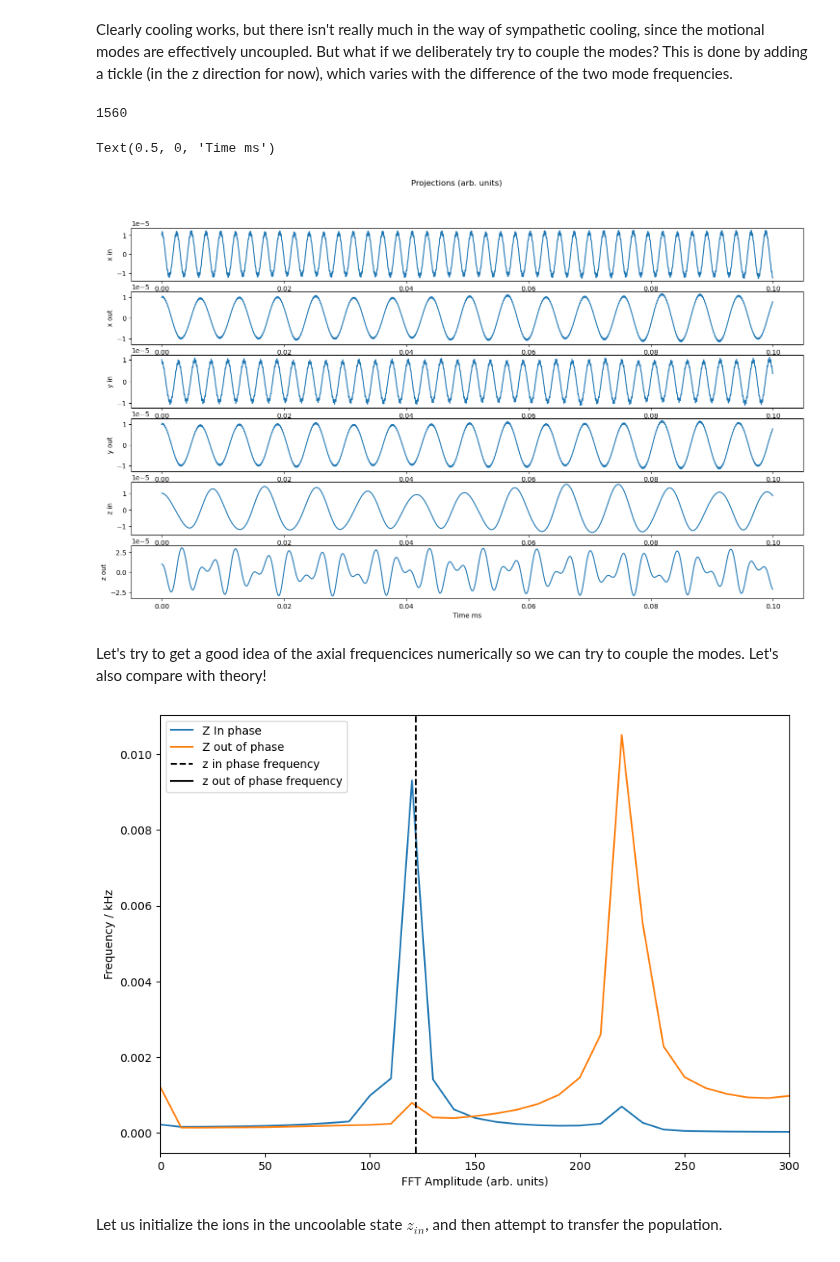
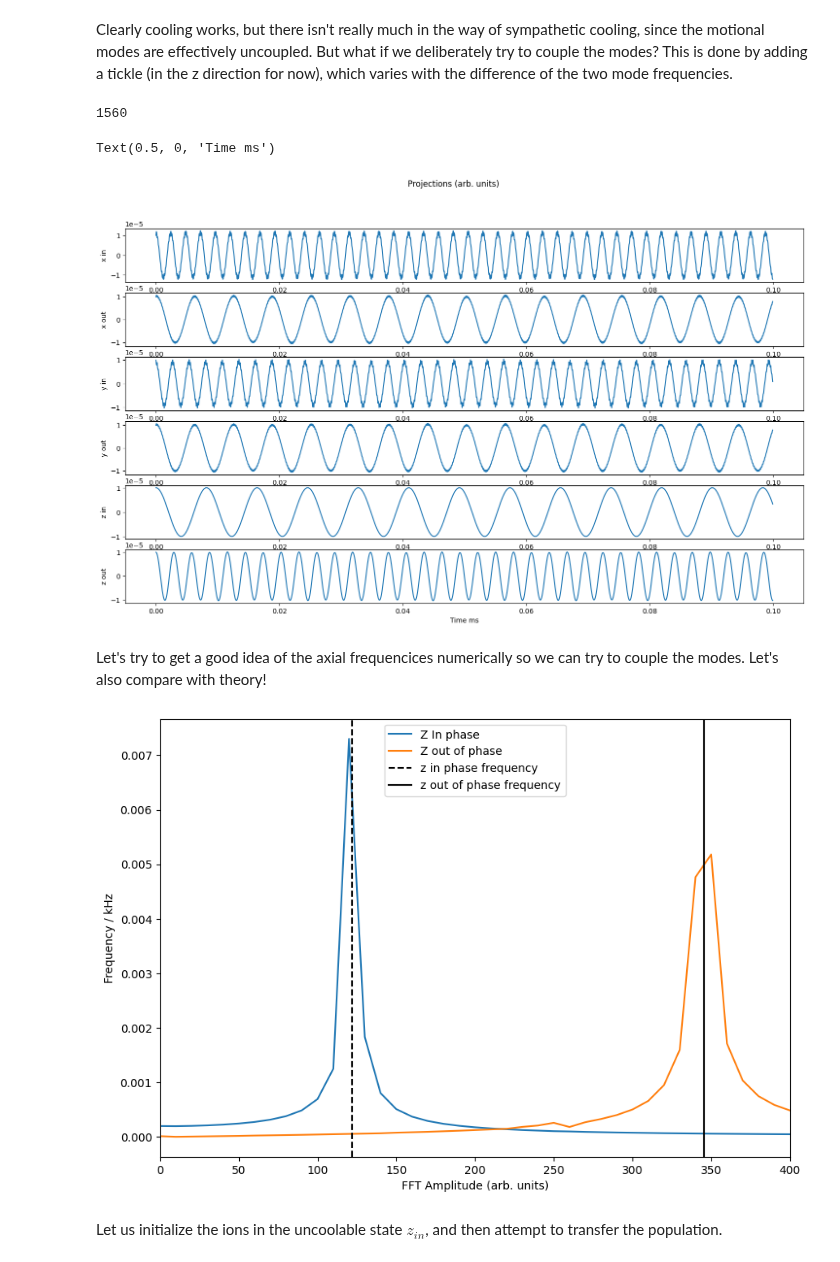
Before and after one commit to EmilLenler/PhD-Work, a Jupyter notebook: Two-Ion-Systems/Cooling2Ion.ipynb, the cells around one changed output. Drawn from its saved outputs; the diff is of its cells as text; code cells hidden in the pictures.

```diff
--- a/Two-Ion-Systems/Cooling2Ion.ipynb
+++ b/Two-Ion-Systems/Cooling2Ion.ipynb
@@ -771,7 +771,7 @@ plt.savefig('Ion1Ion2Temp.png')
 Clearly cooling works, but there isn't really much in the way of sympathetic cooling, since the motional modes are effectively uncoupled. But what if we deliberately try to couple the modes?
 This is done by adding a tickle (in the z direction for now), which varies with the difference of the two mode frequencies.
 # %%
-VPrime = 0.1*V_DC#1/5*V_DC
+VPrime = 0*V_DC#1/5*V_DC
 
 
 
@@ -886,27 +886,27 @@ ax[-1].set_xlabel('Time ms')
 # %% [output]
 1560
 Text(0.5, 0, 'Time ms')
-[figure, old version]
+[figure, new version]
 # %% [markdown]
 Let's try to get a good idea of the axial frequencices numerically so we can try to couple the modes. Let's also compare with theory!
 # %%
 ZInfft = fft(projZin)
 ZOutfft = fft(projZout)
 tfft = fftfreq(len(ts),np.diff(ts)[0])
 fftfig,fftax = plt.subplots(figsize = (10,7))
 
 fftax.plot(tfft[:len(ts)//2]*1e-3,np.abs(ZInfft)[0:len(ts)//2],label = 'Z In phase')
 fftax.plot(tfft[:len(ts)//2]*1e-3,np.abs(ZOutfft)[0:len(ts)//2],label = 'Z out of phase')
-fftax.set_xlim(0,300)
+fftax.set_xlim(0,400)
 fftax.set_xlabel('FFT Amplitude (arb. units)')
 fftax.set_ylabel('Frequency / kHz')
 fftax.axvline(freqZin*1e-3/(2*np.pi),color = 'k',ls = '--',label = 'z in phase frequency')
 fftax.axvline(freqZout*1e-3/(2*np.pi),color = 'k',label = 'z out of phase frequency')
 
 fftax.legend()
 plt.savefig('2IonFrequenciesZ.png')
 # %% [output]
-[figure, old version]
+[figure, new version]
 # %% [markdown]
 Let us initialize the ions in the uncoolable state $z_{in}$, and then attempt to transfer the population.
 # %%
```
Also changed, not shown: parts of 9 cells of this notebook, 12 other files.
